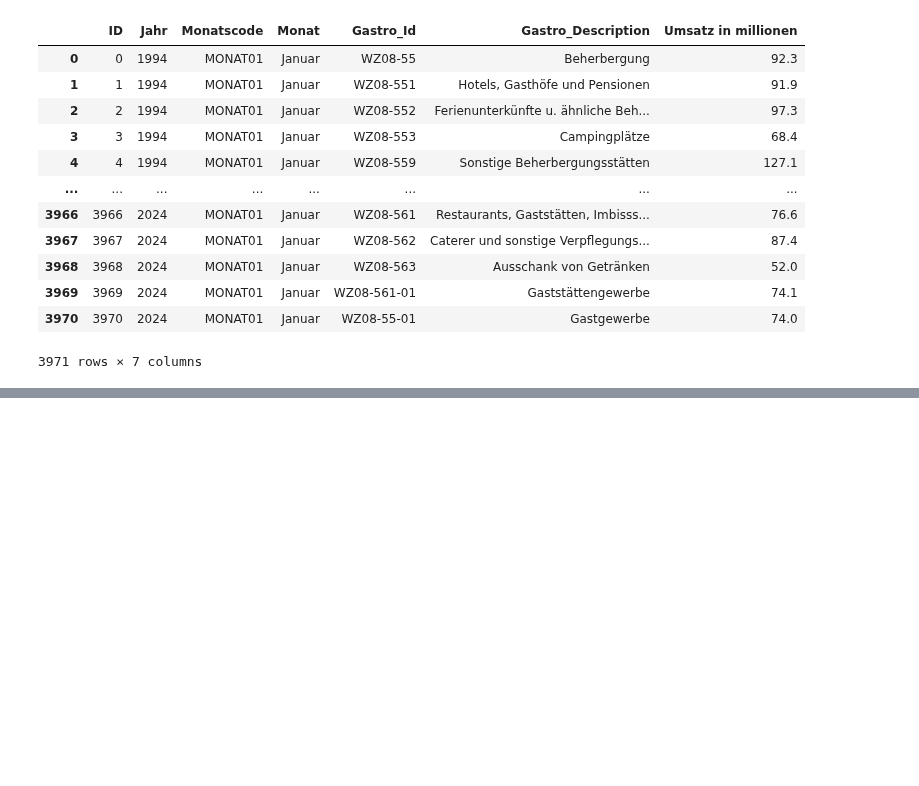
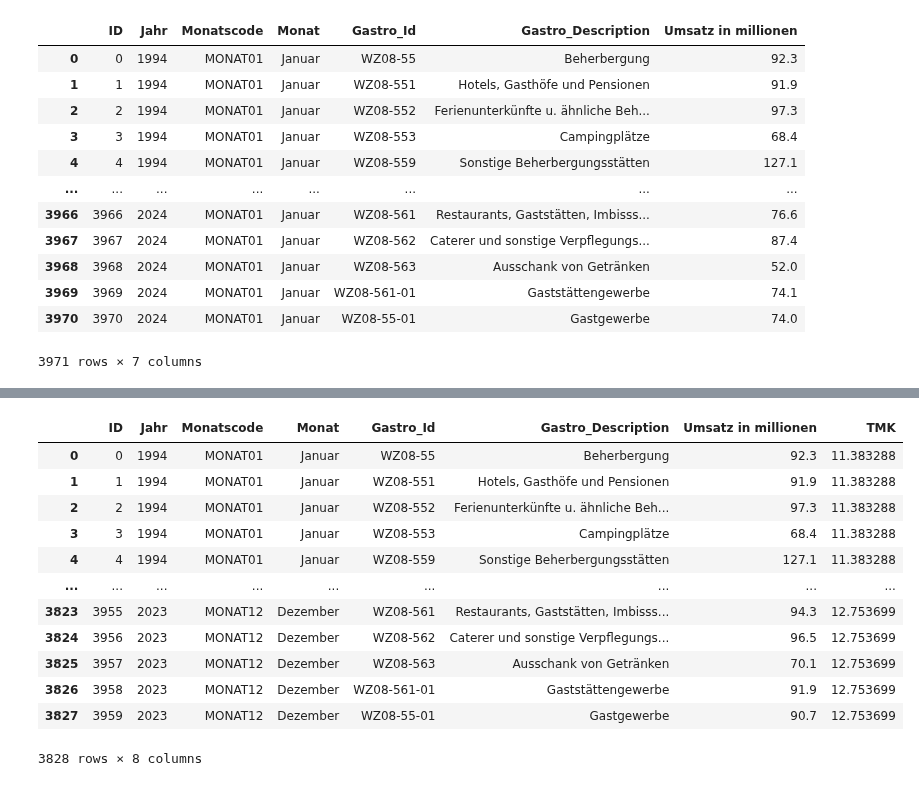
Before and after one commit to Fxvdi/dabi2-project, a Jupyter notebook: 2a_test-analyse.ipynb, the cells around one changed output, grey strips where cells are left out. Saved outputs shown, nothing was run; the diff lists cells and outputs as text; code cells hidden in the pictures; blank space fills up the shorter version.

```diff
--- a/2a_test-analyse.ipynb
+++ b/2a_test-analyse.ipynb
@@ -21,0 +91,17 @@ df_gastro
+# %%
+merged_df = pd.merge(df_gastro, df_avg_temp_year, on='Jahr')
+merged_df
+# %% [output]
+|  | ID | Jahr | Monatscode | Monat | Gastro_Id | Gastro_Description | Umsatz in millionen | TMK |
+| 0 | 0 | 1994 | MONAT01 | Januar | WZ08-55 | Beherbergung | 92.3 | 11.383288 |
+| 1 | 1 | 1994 | MONAT01 | Januar | WZ08-551 | Hotels, Gasthöfe und Pensionen | 91.9 | 11.383288 |
+| 2 | 2 | 1994 | MONAT01 | Januar | WZ08-552 | Ferienunterkünfte u. ähnliche Beh... | 97.3 | 11.383288 |
+| 3 | 3 | 1994 | MONAT01 | Januar | WZ08-553 | Campingplätze | 68.4 | 11.383288 |
+| 4 | 4 | 1994 | MONAT01 | Januar | WZ08-559 | Sonstige Beherbergungsstätten | 127.1 | 11.383288 |
+| ... | ... | ... | ... | ... | ... | ... | ... | ... |
+| 3823 | 3955 | 2023 | MONAT12 | Dezember | WZ08-561 | Restaurants, Gaststätten, Imbisss... | 94.3 | 12.753699 |
+| 3824 | 3956 | 2023 | MONAT12 | Dezember | WZ08-562 | Caterer und sonstige Verpflegungs... | 96.5 | 12.753699 |
+| 3825 | 3957 | 2023 | MONAT12 | Dezember | WZ08-563 | Ausschank von Getränken | 70.1 | 12.753699 |
+| 3826 | 3958 | 2023 | MONAT12 | Dezember | WZ08-561-01 | Gaststättengewerbe | 91.9 | 12.753699 |
+| 3827 | 3959 | 2023 | MONAT12 | Dezember | WZ08-55-01 | Gastgewerbe | 90.7 | 12.753699 |
+3828 rows × 8 columns
```
Also changed, not shown: parts of 10 cells of this notebook.
